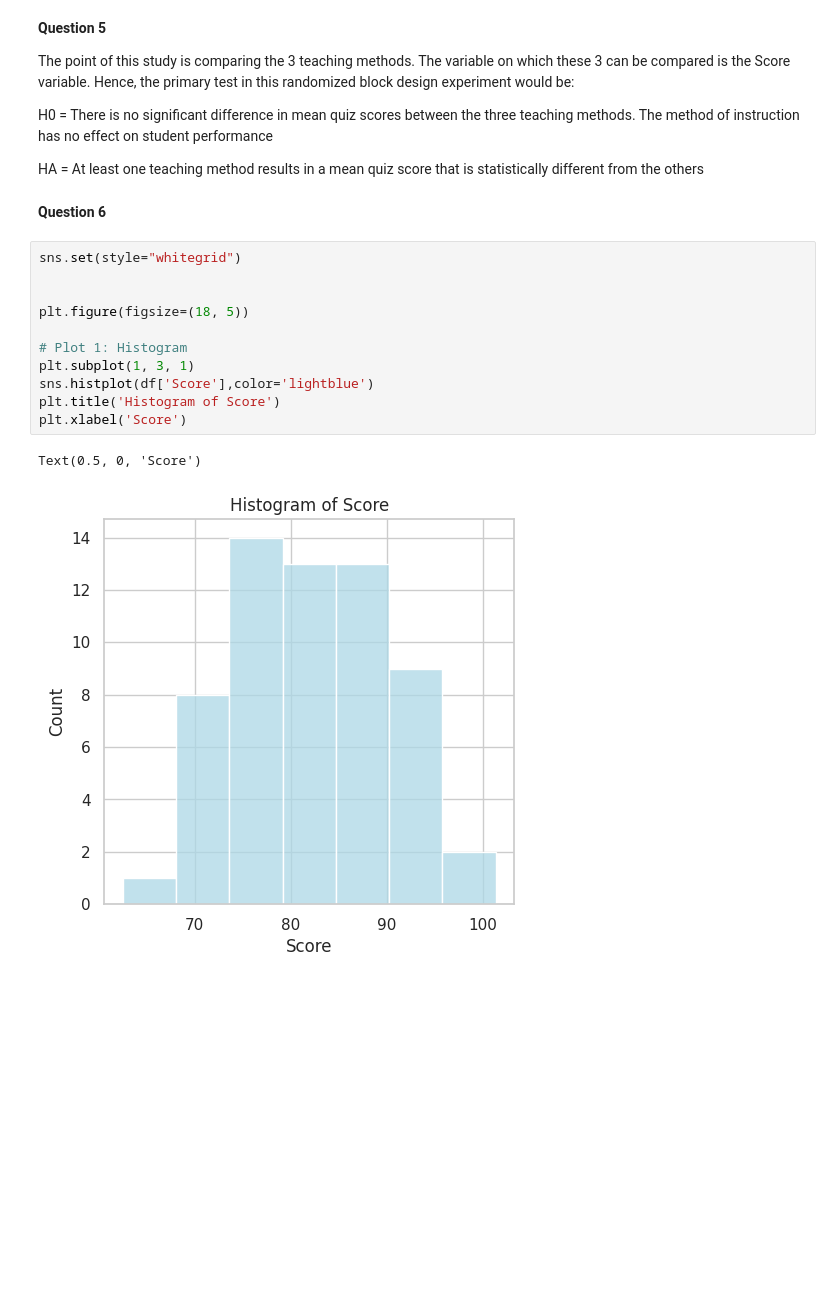
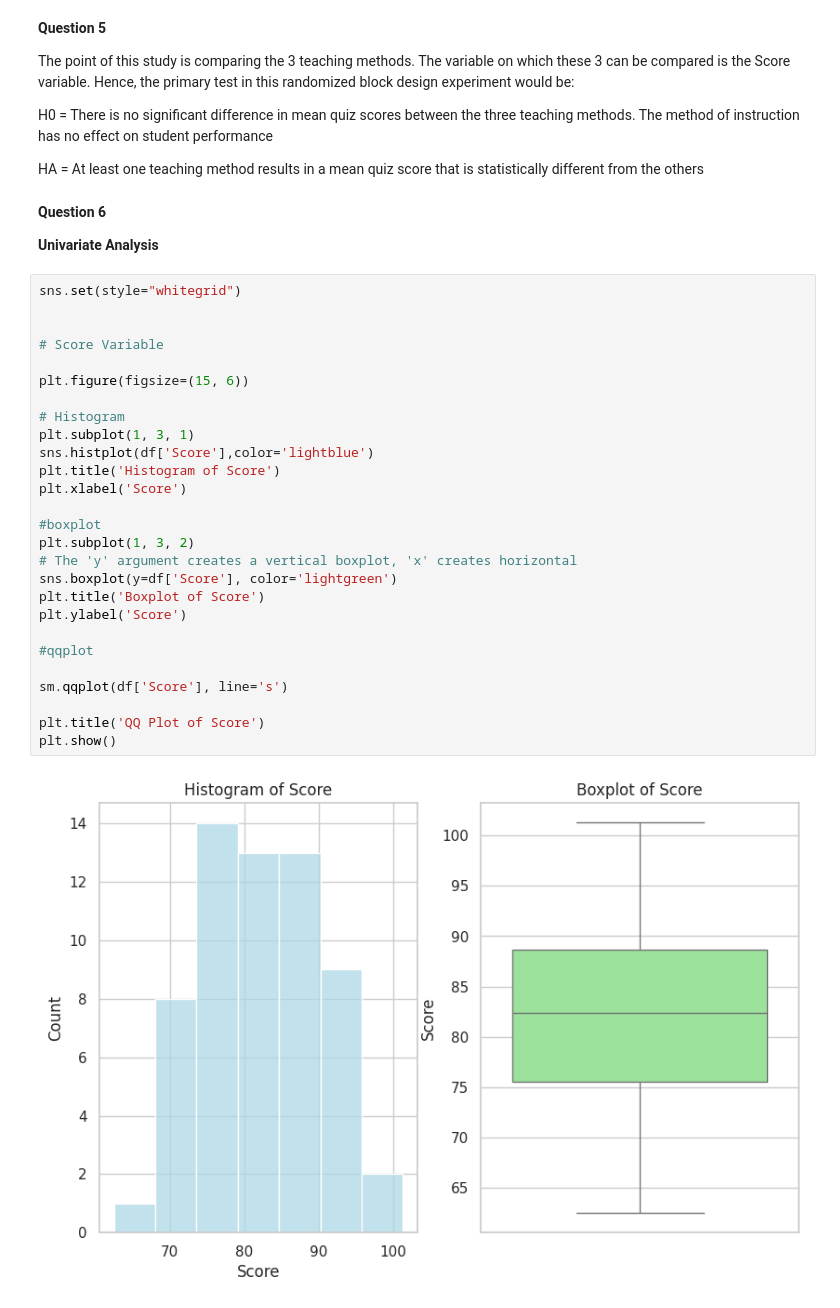
Before and after one commit to Cipher212/STAT-7220-Applied-Experimental-Design, a Jupyter notebook: Assignments/HW2/HW-2.ipynb, the cells around one changed output. Cells and saved outputs as stored; diff of their text form; blank space fills up the shorter version.

```diff
--- a/Assignments/HW2/HW-2.ipynb
+++ b/Assignments/HW2/HW-2.ipynb
@@ -190,17 +191,35 @@ H0 = There is no significant difference in mean quiz scores between the three te
 HA = At least one teaching method results in a mean quiz score that is statistically different from the others
 # %% [markdown]
 **Question 6**
+
+
+**Univariate Analysis**
 # %%
 sns.set(style="whitegrid")
 
 
-plt.figure(figsize=(18, 5))
+# Score Variable
 
-# Plot 1: Histogram
+plt.figure(figsize=(15, 6))
+
+# Histogram
 plt.subplot(1, 3, 1)
 sns.histplot(df['Score'],color='lightblue')
 plt.title('Histogram of Score')
 plt.xlabel('Score')
+
+#boxplot
+plt.subplot(1, 3, 2)
+# The 'y' argument creates a vertical boxplot, 'x' creates horizontal
+sns.boxplot(y=df['Score'], color='lightgreen')
+plt.title('Boxplot of Score')
+plt.ylabel('Score')
+
+#qqplot
+
+sm.qqplot(df['Score'], line='s')
+
+plt.title('QQ Plot of Score')
+plt.show()
 # %% [output]
-Text(0.5, 0, 'Score')
-[figure, old version]
+[figure, new version]
```
Also changed, not shown: parts of 2 cells of this notebook.
